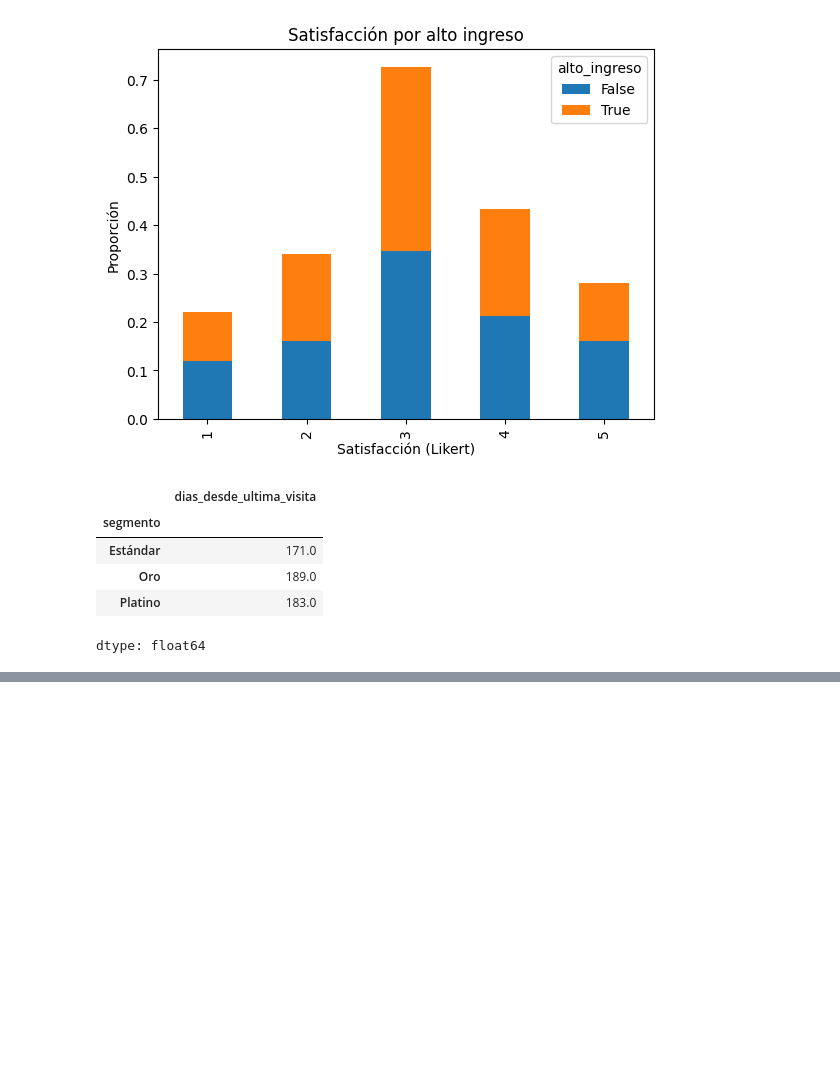
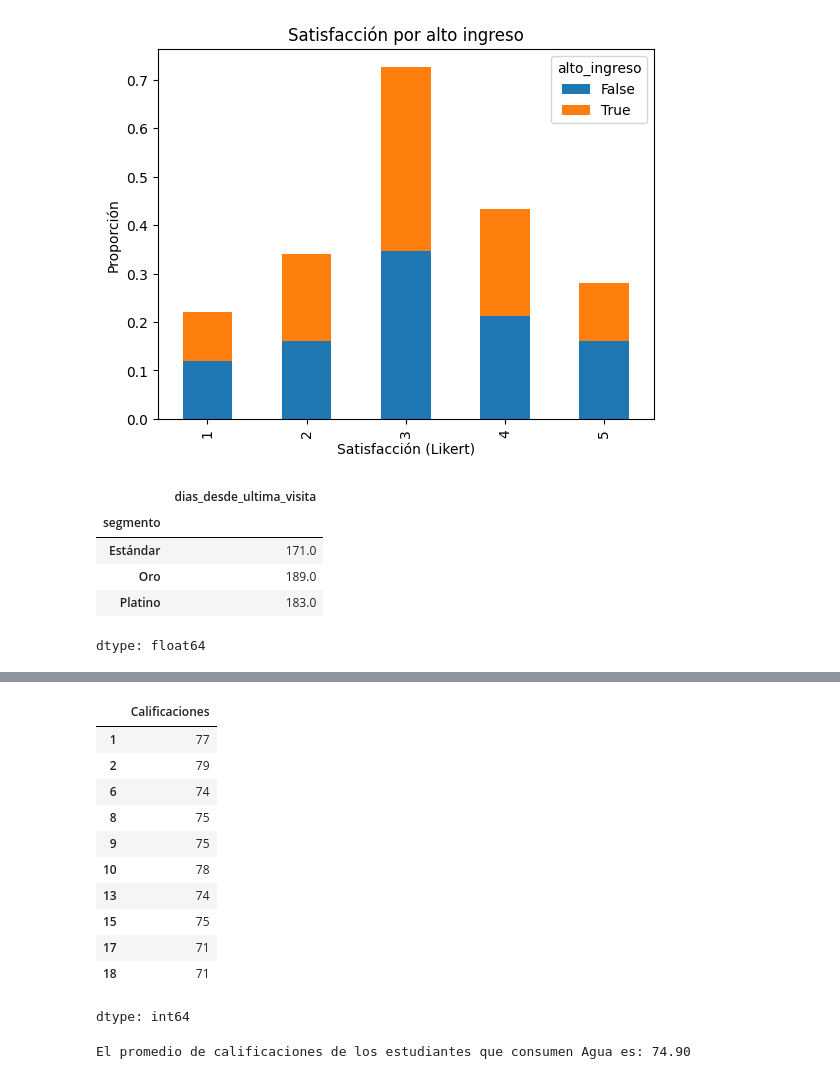
Before and after one commit to JoseLLoredoHdz/mineria, a Jupyter notebook: MineriaDeDatos2.ipynb, the cells around one changed output, grey strips where cells are left out. Cells and saved outputs as stored; diff of their text form; code cells hidden in the pictures; blank space fills up the shorter version.

```diff
--- a/MineriaDeDatos2.ipynb
+++ b/MineriaDeDatos2.ipynb
@@ -460,0 +544,21 @@ dtype: float64
+# %%
+# promedio estudiantes que consumen agua
+calificaciones_agua = df_students[df_students['Grupo'] == 'Agua']['Calificaciones']
+calificaciones_agua
+# %% [output]
+|  | Calificaciones |
+| 1 | 77 |
+| 2 | 79 |
+| 6 | 74 |
+| 8 | 75 |
+| 9 | 75 |
+| 10 | 78 |
+| 13 | 74 |
+| 15 | 75 |
+| 17 | 71 |
+| 18 | 71 |
+dtype: int64
+# %%
+print(f"El promedio de calificaciones de los estudiantes que consumen Agua es: {calificaciones_agua.mean():.2f}")
+# %% [output]
+El promedio de calificaciones de los estudiantes que consumen Agua es: 74.90
```
Also changed, not shown: parts of 7 cells of this notebook.
